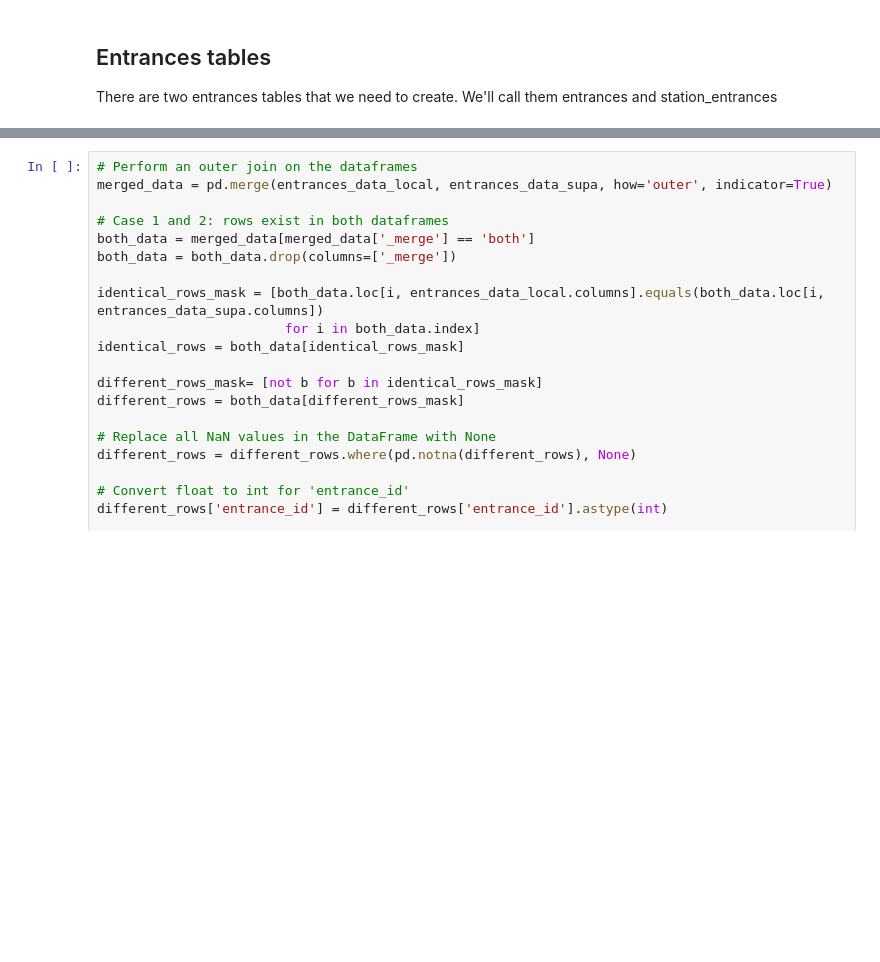
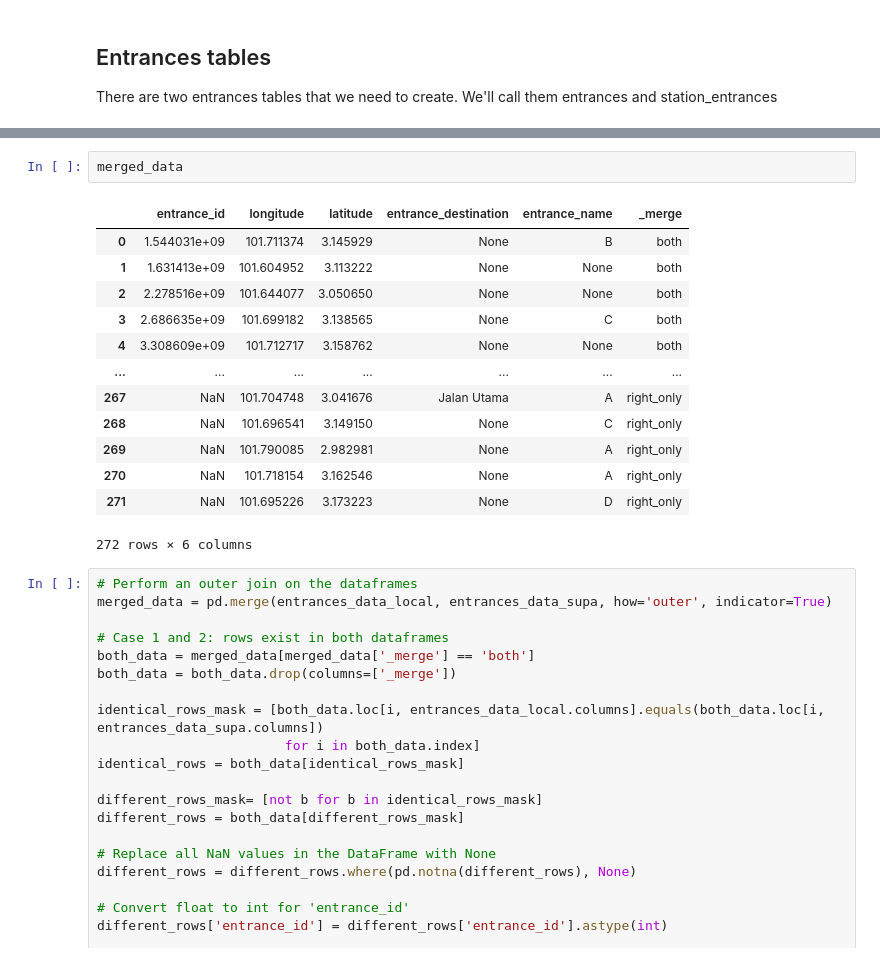
Before and after one commit to nabilersyad/transit-stations-database, a Jupyter notebook: 5_csv2supabase.ipynb, the cells around one changed output, grey strips where cells are left out. Saved outputs shown, nothing was run; the diff lists cells and outputs as text; blank space fills up the shorter version.

```diff
--- a/5_csv2supabase.ipynb
+++ b/5_csv2supabase.ipynb
@@ -170,4 +190,20 @@ entrances_data_supa
 216 rows × 4 columns
+# %%
+merged_data
+# %% [output]
+|  | entrance_id | longitude | latitude | entrance_destination | entrance_name | _merge |
+| 0 | 1.544031e+09 | 101.711374 | 3.145929 | None | B | both |
+| 1 | 1.631413e+09 | 101.604952 | 3.113222 | None | None | both |
+| 2 | 2.278516e+09 | 101.644077 | 3.050650 | None | None | both |
+| 3 | 2.686635e+09 | 101.699182 | 3.138565 | None | C | both |
+| 4 | 3.308609e+09 | 101.712717 | 3.158762 | None | None | both |
+| ... | ... | ... | ... | ... | ... | ... |
+| 267 | NaN | 101.704748 | 3.041676 | Jalan Utama | A | right_only |
+| 268 | NaN | 101.696541 | 3.149150 | None | C | right_only |
+| 269 | NaN | 101.790085 | 2.982981 | None | A | right_only |
+| 270 | NaN | 101.718154 | 3.162546 | None | A | right_only |
+| 271 | NaN | 101.695226 | 3.173223 | None | D | right_only |
+272 rows × 6 columns
 # %%
 # Perform an outer join on the dataframes
 merged_data = pd.merge(entrances_data_local, entrances_data_supa, how='outer', indicator=True)
```
Also changed, not shown: parts of 4 cells of this notebook.
